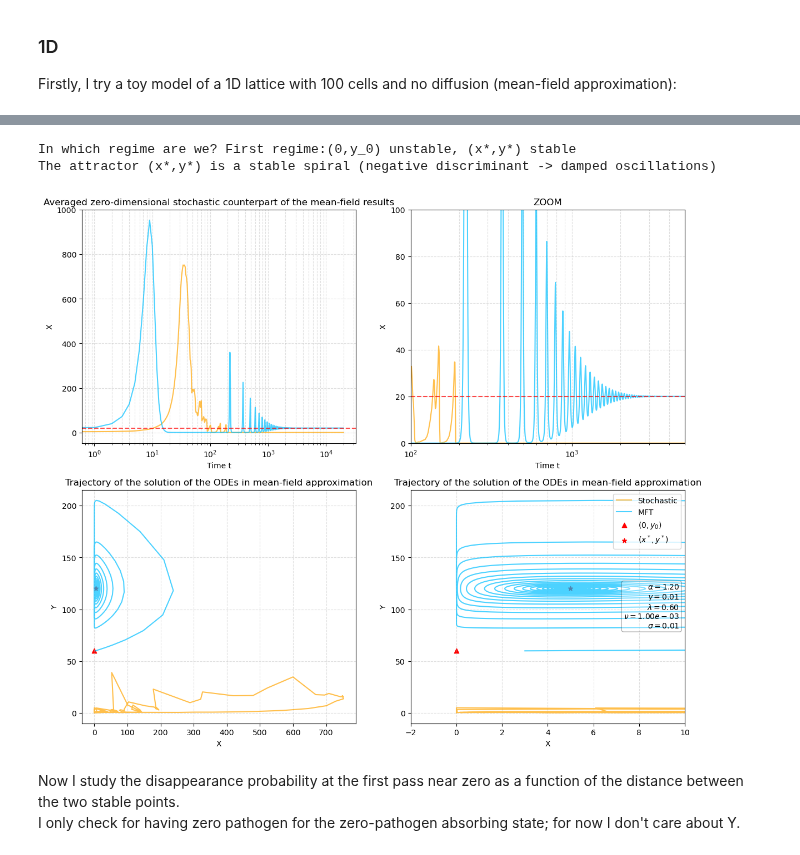
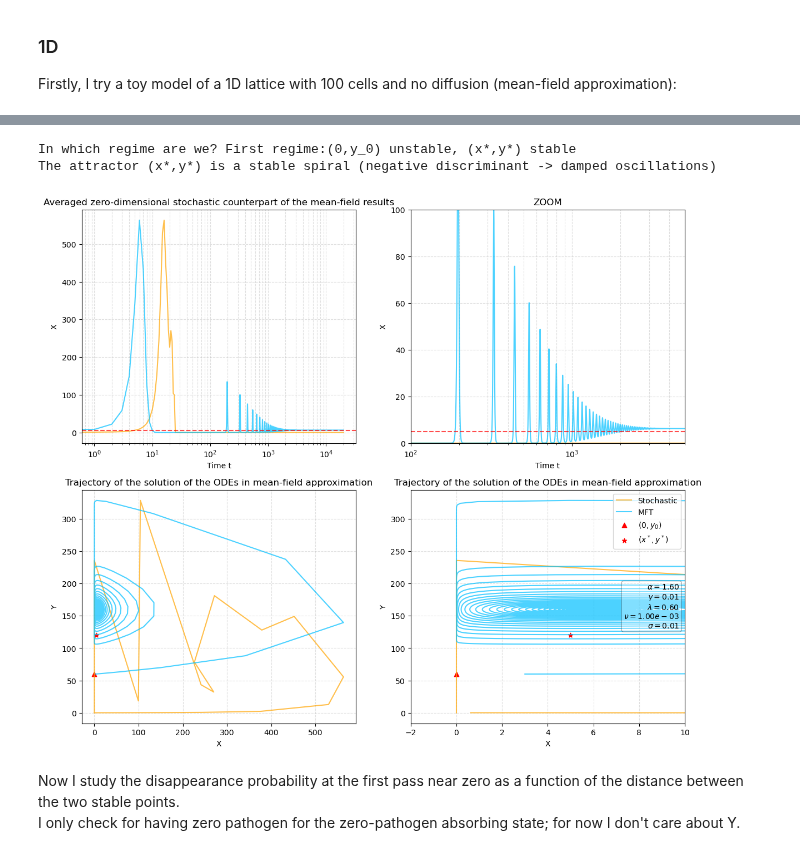
Before and after one commit to pietromalagoli/PCS, a Jupyter notebook: project.ipynb, the cells around one changed output, grey strips where cells are left out. Drawn from its saved outputs; the diff is of its cells as text; code cells hidden in the pictures.

```diff
--- a/project.ipynb
+++ b/project.ipynb
@@ -251,3 +305,7 @@ $$
 $$
 ### 1D ##
 Firstly, I try a toy model of a 1D lattice with 100 cells and no diffusion (mean-field approximation):
+# %%
+par['alpha'] = 1.6
+par['nu'] = 0.001
+par
@@ -254,6 +320,5 @@ Firstly, I try a toy model of a 1D lattice with 100 cells and no diffusion (mean
 # %%
 stability(par)
-
 # I set some parameters for the whole project
 time_steps = 20000    # 1000
 # Set the time grid for the ODEs
@@ -266,60 +331,56 @@ Y_ode = odeint(system,z0,t_s,args=(par,))[:,1]
 
 # Compute the model
 X_stoc, Y_stoc = lattice1(N=100,time_steps=time_steps,par=par)
-'''
-# Normalize both stochastic and ode results with their maximum
-X_ode = X_ode/np.max(X_ode)
-Y_ode = Y_ode/np.max(Y_ode)
-X_stoc = X_stoc/np.max(X_stoc)
-Y_stoc = Y_stoc/np.max(Y_stoc)
-'''
+
+scalex = np.max(X_stoc)/np.max(X_ode)
+scaley = np.max(Y_stoc)/np.max(Y_ode)
 fig, ax = plt.subplots(2,2,figsize=(14,12))
 # plot the evolution of x(t)
-ax[0,0].plot(X_stoc,c='orange',label='x(t)-Stochastic',alpha=0.7)
-ax[0,0].plot(4*X_ode,c='deepskyblue',label='x(t)-MFT',alpha=0.7)          # multiplied by 4 only for scaling
-ax[0,0].axhline(4*x_star,c='r',linestyle='--',label=r'$x^*$',alpha=0.7)
+ax[0,0].plot(X_stoc/scalex,c='orange',label='x(t)-Stochastic',alpha=0.7)
+ax[0,0].plot(X_ode,c='deepskyblue',label='x(t)-MFT',alpha=0.7)          # multiplied by 4 only for scaling
+ax[0,0].axhline(x_star,c='r',linestyle='--',label=r'$x^*$',alpha=0.7)
 ax[0,0].set_title('Averaged zero-dimensional stochastic counterpart of the mean-field results')
 ax[0,0].set_xlabel('Time t')
 ax[0,0].set_ylabel('X')
 ax[0,0].set_xscale('log')
 ax[0,0].grid(True, which="both",alpha=0.4,linestyle='--')
 
-ax[0,1].plot(X_stoc,c='orange',label='x(t)-Stochastic',alpha=0.7)
-ax[0,1].plot(4*X_ode,c='deepskyblue',label='x(t)-MFT',alpha=0.7)
-ax[0,1].axhline(4*x_star,c='r',linestyle='--',label=r'$x^*$',alpha=0.7)
+ax[0,1].plot(X_stoc/scalex,c='orange',label='x(t)-Stochastic',alpha=0.7)
+ax[0,1].plot(X_ode,c='deepskyblue',label='x(t)-MFT',alpha=0.7)
+ax[0,1].axhline(x_star,c='r',linestyle='--',label=r'$x^*$',alpha=0.7)
 ax[0,1].set_title('ZOOM')
 ax[0,1].set_xlim(100,5000)
 ax[0,1].set_ylim(0,100)
 ax[0,1].set_xlabel('Time t')
 ax[0,1].set_ylabel('X')
 ax[0,1].set_xscale('log')
 ax[0,1].grid(True, which="both",alpha=0.4,linestyle='--')
 
-ax[1,0].plot(X_stoc, Y_stoc, c='orange', label='Stochastic',alpha=0.7)
+ax[1,0].plot(X_stoc/scalex, Y_stoc/scaley, c='orange', label='Stochastic',alpha=0.7)
 ax[1,0].plot(X_ode, Y_ode, c='deepskyblue', label='MFT',alpha=0.7)
 ax[1,0].set_title('Trajectory of the solution of the ODEs in mean-field approximation')
 ax[1,0].scatter(0,y0, c='r',marker='^',label=r'$(0,y_0)$')
 ax[1,0].scatter(x_star,y_star, c='r',marker='*',label=r'$(x^*,y^*)$')
 ax[1,0].set_xlabel('X')
 ax[1,0].set_ylabel('Y')
 ax[1,0].grid(True, which="both",alpha=0.4,linestyle='--')
 
-ax[1,1].plot(X_stoc, Y_stoc, c='orange', label='Stochastic',alpha=0.7)
+ax[1,1].plot(X_stoc/scalex, Y_stoc/scaley, c='orange', label='Stochastic',alpha=0.7)
 ax[1,1].plot(X_ode, Y_ode, c='deepskyblue', label='MFT',alpha=0.7)
 ax[1,1].set_title('Trajectory of the solution of the ODEs in mean-field approximation')
 ax[1,1].scatter(0,y0, c='r',marker='^',label=r'$(0,y_0)$')
 ax[1,1].scatter(x_star,y_star, c='r',marker='*',label=r'$(x^*,y^*)$')
 ax[1,1].set_xlim(-2,10)
 ax[1,1].set_xlabel('X')
 ax[1,1].set_ylabel('Y')
 ax[1,1].grid(True, which="both",alpha=0.4,linestyle='--')
 add_par_box(par)
 plt.legend(loc='upper right')
 plt.show()
 # %% [output]
 In which regime are we? First regime:(0,y_0) unstable, (x*,y*) stable
 The attractor (x*,y*) is a stable spiral (negative discriminant -> damped oscillations)
-[figure, old version]
+[figure, new version]
 # %% [markdown]
 Now I study the disappearance probability at the first pass near zero as a function of the distance between the two stable points.\
 I only check for having zero pathogen for the zero-pathogen absorbing state; for now I don't care about Y.
```
Also changed, not shown: parts of 7 cells of this notebook, 1 other file.
